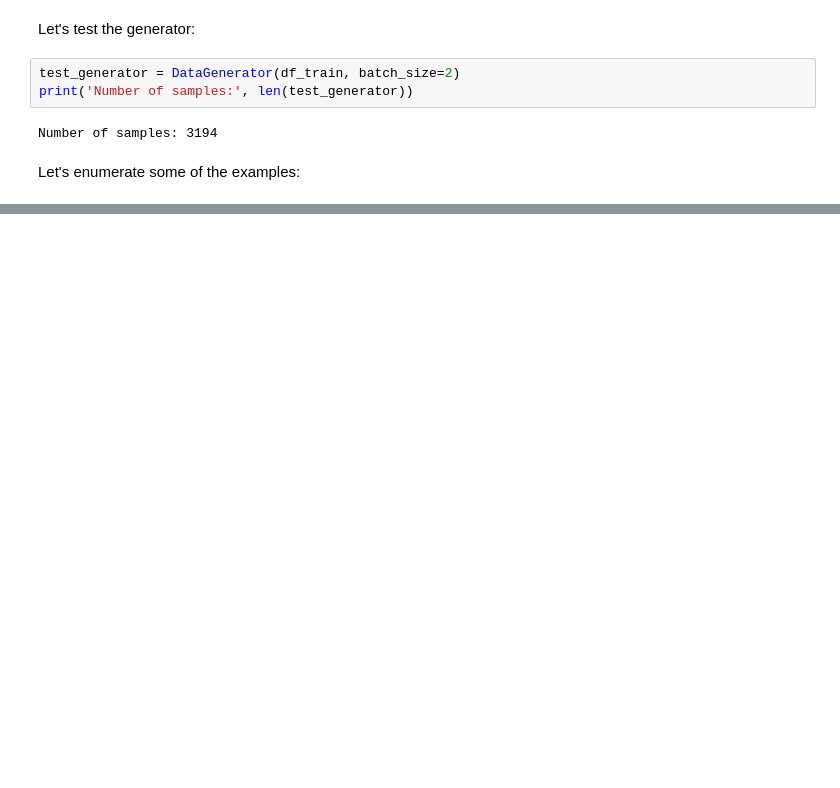
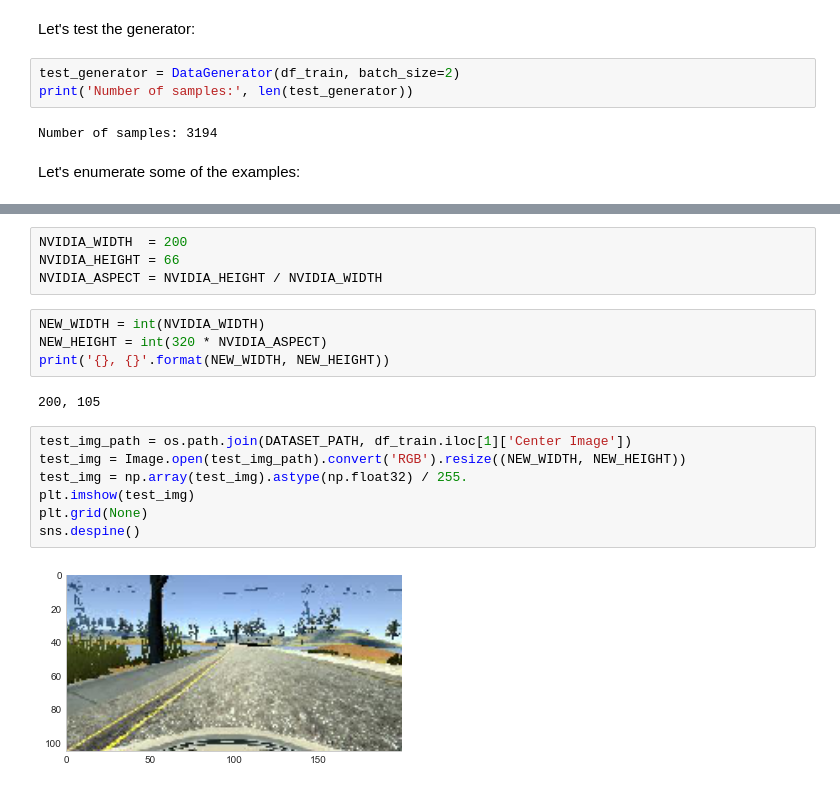
Before and after one commit to sunsided/CarND-Behavioral-Cloning-P3, a Jupyter notebook: training.ipynb, the cells around one changed output, grey strips where cells are left out. Drawn from its saved outputs; the diff is of its cells as text; blank space fills up the shorter version.

```diff
--- a/training.ipynb
+++ b/training.ipynb
@@ -328,0 +339,19 @@ for i, (X, y) in enumerate(test_generator):
+# %%
+NVIDIA_WIDTH  = 200
+NVIDIA_HEIGHT = 66
+NVIDIA_ASPECT = NVIDIA_HEIGHT / NVIDIA_WIDTH
+# %%
+NEW_WIDTH = int(NVIDIA_WIDTH)
+NEW_HEIGHT = int(320 * NVIDIA_ASPECT)
+print('{}, {}'.format(NEW_WIDTH, NEW_HEIGHT))
+# %% [output]
+200, 105
+# %%
+test_img_path = os.path.join(DATASET_PATH, df_train.iloc[1]['Center Image'])
+test_img = Image.open(test_img_path).convert('RGB').resize((NEW_WIDTH, NEW_HEIGHT))
+test_img = np.array(test_img).astype(np.float32) / 255.
+plt.imshow(test_img)
+plt.grid(None)
+sns.despine()
+# %% [output]
+[figure, added]
```
Also changed, not shown: parts of 21 cells of this notebook, 7 other files.
